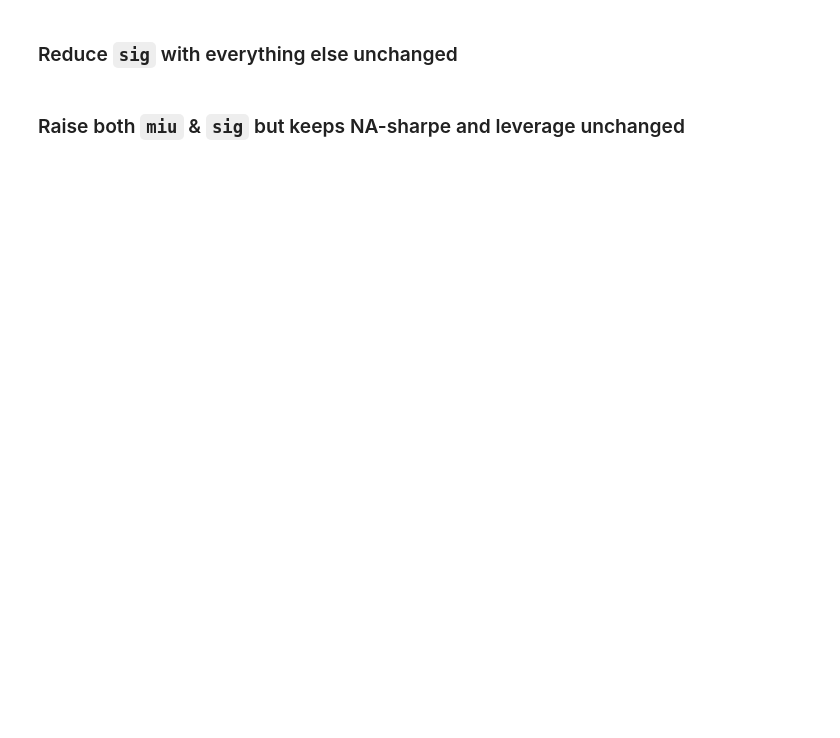
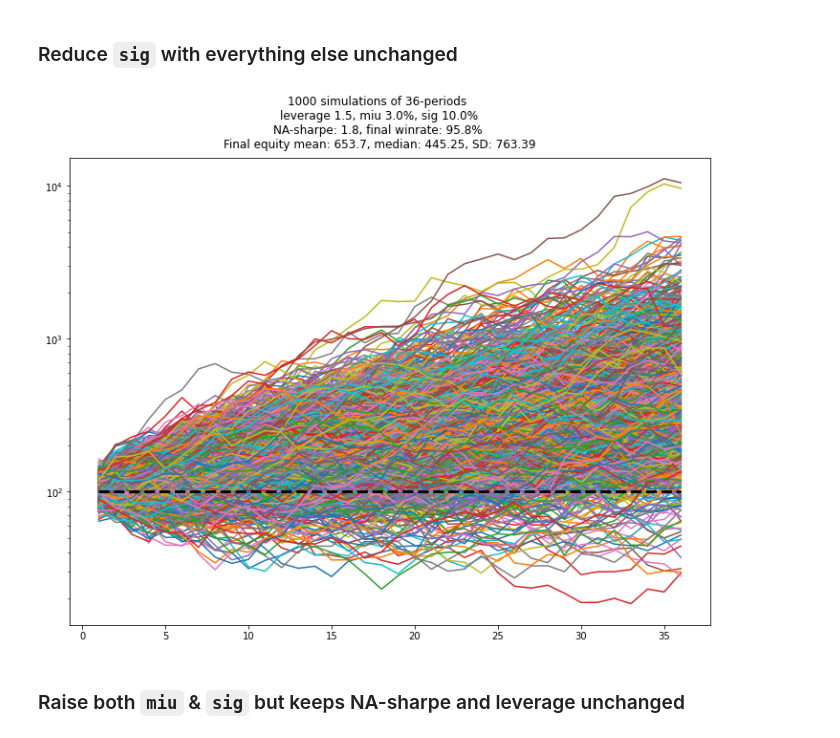
Before and after one commit to willbillionquant/riskmanagement, a Jupyter notebook: leveragebet-normal.ipynb, the cells around one changed output. Saved outputs shown, nothing was run; the diff lists cells and outputs as text; code cells hidden in the pictures; blank space fills up the shorter version.

```diff
--- a/leveragebet-normal.ipynb
+++ b/leveragebet-normal.ipynb
@@ -133,7 +133,7 @@ def getSimKPI_fixLev(initamt=100, lev=1.00, miu=0.05, sig=0.2, numPeriod=60, num
 ### Sample 1 (same parameter as above)
 # %%
 initAmount1 = 100
-lev1 = 2.00
+lev1 = 1.5
 miu1 = 0.03
 sig1 = 0.15
 numPeriod1 = 36
@@ -187,7 +189,9 @@ plotSim_fixLev(initAmount1, lev1, miu1, sig1, numPeriod1, numSim1)
 ### Reduce  `sig` with everything else unchanged
 # %%
 sig2 = 0.1
-plotsimcurves(initamt1, lev1, miu1, sig2, numperiods1, numsims1)
+plotSim_fixLev(initAmount1, lev1, miu1, sig2, numPeriod1, numSim1)
+# %% [output]
+[figure, added]
 # %% [markdown]
 ### Raise both `miu` & `sig` but keeps NA-sharpe and leverage unchanged
 # %%
```
Also changed, not shown: parts of 8 cells of this notebook.
